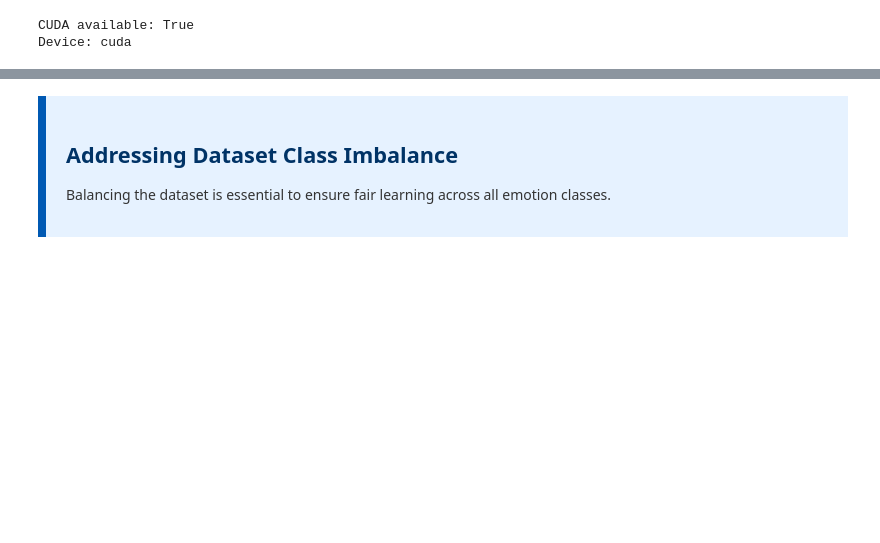
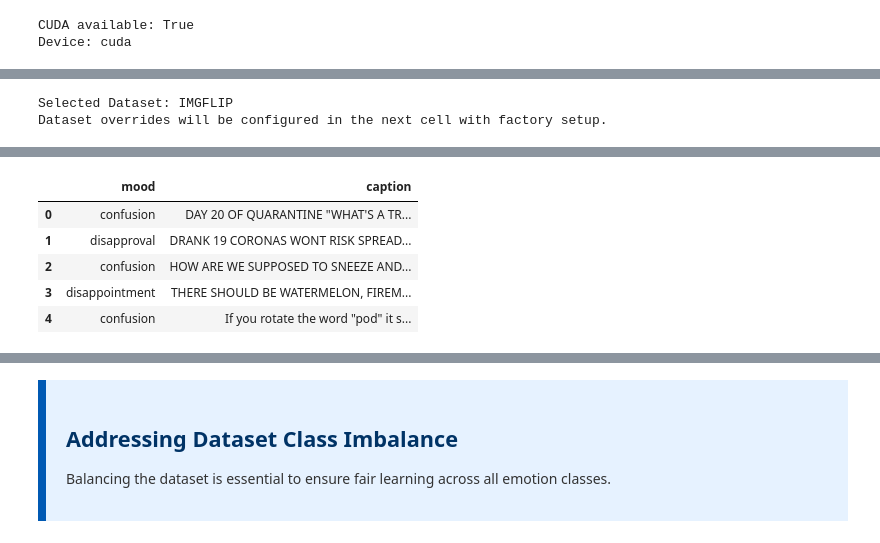
Before and after one commit to arishbukhari1/PerToon, a Jupyter notebook: scripts/2c_nlp_imgflip_model_setup.ipynb, the cells around one changed output, grey strips where cells are left out. Drawn from its saved outputs; the diff is of its cells as text; code cells hidden in the pictures; blank space fills up the shorter version.

```diff
--- a/scripts/2c_nlp_imgflip_model_setup.ipynb
+++ b/scripts/2c_nlp_imgflip_model_setup.ipynb
@@ -370,0 +153,63 @@ Key findings: Balanced emotions, diverse text lengths, high caption uniqueness.
+# %%
+# Project root configuration
+PROJECT_ROOT = "/content/drive/MyDrive/northeastern/ie7374/PerToon"
+# %%
+# DATASET CONFIGURATION - CHANGE HERE TO SWITCH DATASETS!
+DATASET_NAME = "imgflip"  # Options: "goemotions" or "imgflip"
+
+print(f"Selected Dataset: {DATASET_NAME.upper()}")
+print("Dataset overrides will be configured in the next cell with factory setup.")
+# %% [output]
+Selected Dataset: IMGFLIP
+Dataset overrides will be configured in the next cell with factory setup.
+# %%
+# =============================================================================
+# UNIFIED DATASET CONFIGURATION & LOADING
+# =============================================================================
+
+# Define complete DATASET_OVERRIDES for this specific experiment
+DATASET_OVERRIDES = {
+    # Processing parameters
+    "captions_to_process": 40000,  # Smaller sample for 2c notebook
+    "batch_size": 100,
+
+    # File paths for this specific experiment (configurable cache files)
+    "raw_path": "captions_imgflip.csv",              # raw captions from GitHub
+    "sampled_path": "captions_imgflip_sample.csv",   # sampled subset
+    "labeled_path": "mood_captions_imgflip_sample.csv"  # labeled subset
+}
+
+print(f"Selected Dataset: {DATASET_NAME.upper()}")
+print(f"Dataset Overrides: {DATASET_OVERRIDES}")
+
+# Add helpers to path and import the factory
+import sys
+sys.path.append(f"{PROJECT_ROOT}/helpers")
+from dataset_factory import create_dataset_factory, DATASET_CONFIGS
+
+# Create factory instance
+factory = create_dataset_factory(PROJECT_ROOT)
+
+print(f"\nUnified factory loaded successfully!")
+print(f"Available datasets: {list(DATASET_CONFIGS.keys())}")
+
+# Show the configuration for the selected dataset
+config = DATASET_CONFIGS[DATASET_NAME]
+print(f"\n{DATASET_NAME.upper()} Configuration:")
+print(f"   Pre-labeled: {'Yes' if config.has_labels else 'No (will apply zero-shot labeling)'}")
+print(f"   Labeler model: {getattr(config, 'labeler_model', 'N/A')}")
+print(f"   Raw path: {DATASET_OVERRIDES['raw_path']}")
+print(f"   Sampled path: {DATASET_OVERRIDES['sampled_path']}")
+print(f"   Labeled path: {DATASET_OVERRIDES['labeled_path']}")
+
+# Load the dataset using the unified factory with our overrides
+# The factory will now handle everything: caching, downloading, sampling, and labeling.
+print(f"\nLoading {DATASET_NAME} dataset with unified pipeline...")
+df = factory.load_dataset(DATASET_NAME, **DATASET_OVERRIDES)
+
+print(f"\nDataset ready for EDA and Training!")
+print(f"Shape: {df.shape}")
+print(f"Unique emotions: {df['mood'].nunique()}")
+print(f"Column names: {list(df.columns)}")
+df.head()
+# %% [output]
@@ -370,0 +233,6 @@ Key findings: Balanced emotions, diverse text lengths, high caption uniqueness.
+|  | mood | caption |
+| 0 | confusion | DAY 20 OF QUARANTINE "WHAT'S A TR... |
+| 1 | disapproval | DRANK 19 CORONAS WONT RISK SPREAD... |
+| 2 | confusion | HOW ARE WE SUPPOSED TO SNEEZE AND... |
+| 3 | disappointment | THERE SHOULD BE WATERMELON, FIREM... |
+| 4 | confusion | If you rotate the word "pod" it s... |
```
Also changed, not shown: parts of 55 cells of this notebook, 6 other files.
